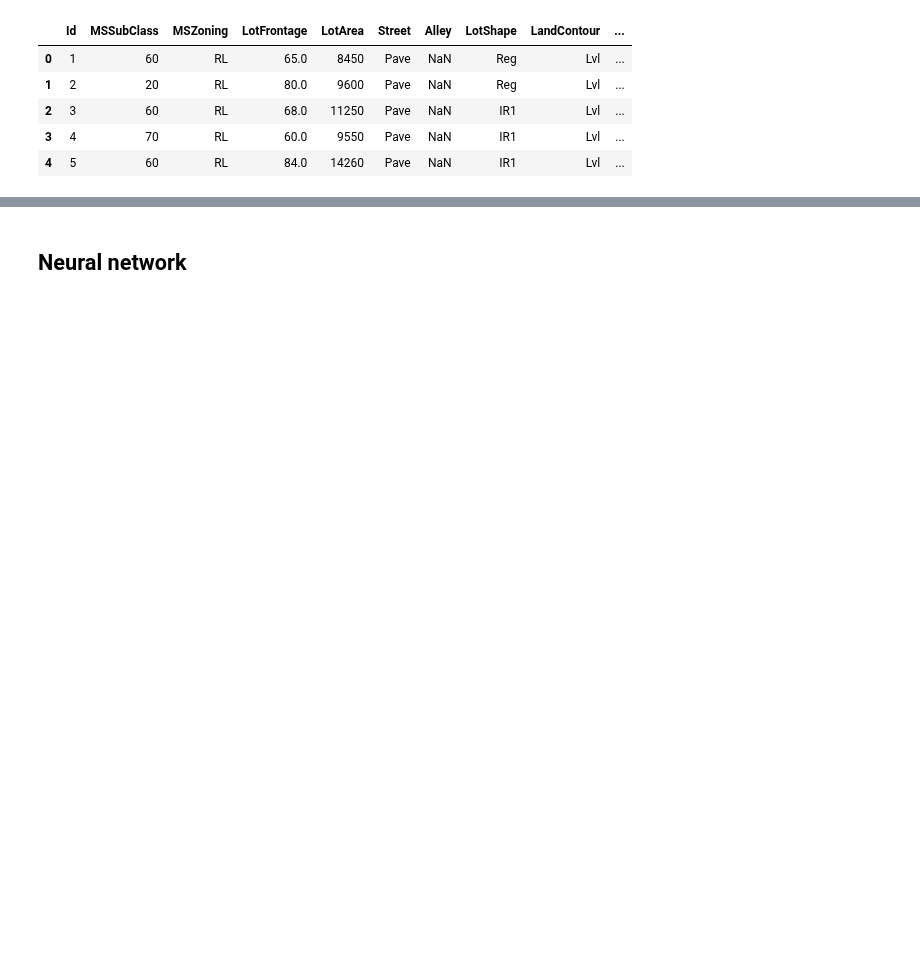
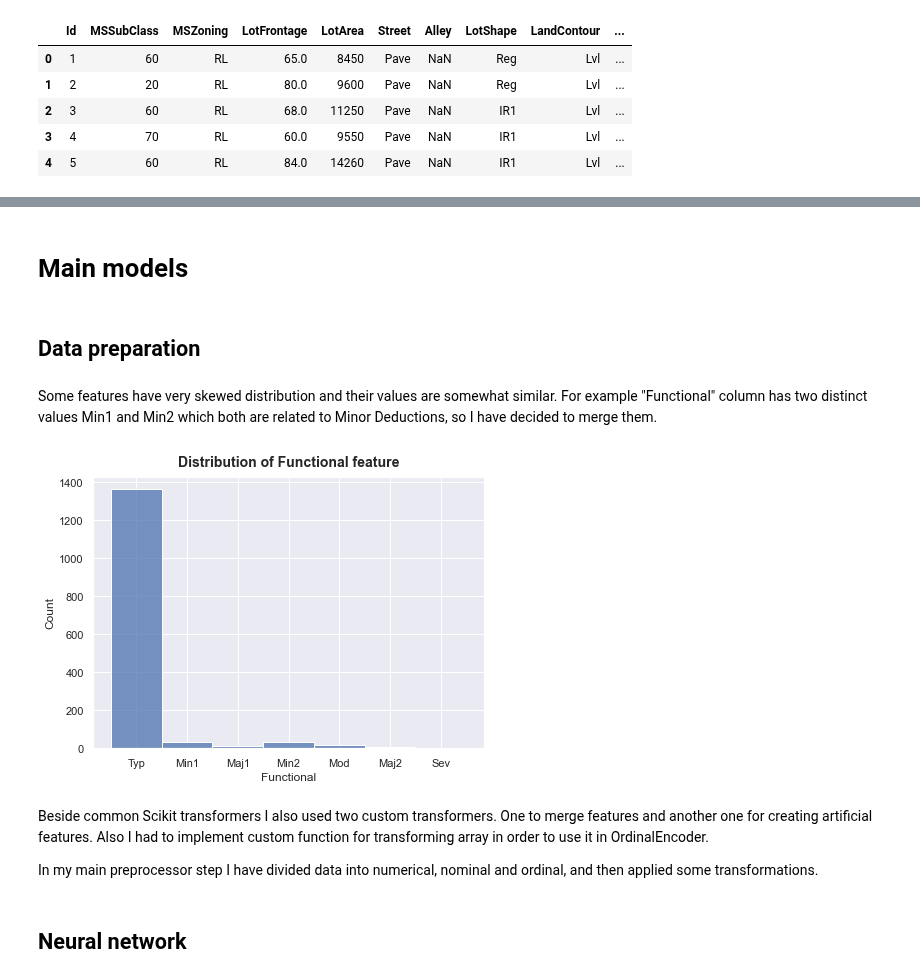
Before and after one commit to Gedas-LT/kaggle-ames-house-prices-boost, a Jupyter notebook: notebook.ipynb, the cells around one changed output, grey strips where cells are left out. Saved outputs shown, nothing was run; the diff lists cells and outputs as text; code cells hidden in the pictures; blank space fills up the shorter version.

```diff
--- a/notebook.ipynb
+++ b/notebook.ipynb
@@ -66,5 +56,5 @@ train_data.head()
 # %%
-features_to_drop = ["Id", "Alley", "PoolArea", "PoolQC", "Fence", "MiscFeature"]
+features_to_drop = ["Id"]
 
 cleaned_train_data = train_data.drop(columns=features_to_drop)
 cleaned_test_data = test_data.drop(columns=features_to_drop)
@@ -129,0 +180,12 @@ y_train = cleaned_train_data[target]
+# %% [markdown]
+# Main models
+# %% [markdown]
+## Data preparation
+# %% [markdown]
+Some features have very skewed distribution and their values are somewhat similar. For example "Functional" column has two distinct values Min1 and Min2 which both are related to Minor Deductions, so I have decided to merge them.
+# %%
+fig, ax = plt.subplots(figsize=(7,5))
+sns.histplot(ax=ax, data=cleaned_train_data, x="Functional")
+plt.title("Distribution of Functional feature", fontsize=14, fontweight="bold", pad=10);
+# %% [output]
+[figure, added]
@@ -129,0 +195,4 @@ y_train = cleaned_train_data[target]
+# %% [markdown]
+Beside common Scikit transformers I also used two custom transformers. One to merge features and another one for creating artificial features. Also I had to implement custom function for transforming array in order to use it in OrdinalEncoder.
+
+In my main preprocessor step I have divided data into numerical, nominal and ordinal, and then applied some transformations.
```
Also changed, not shown: parts of 78 cells of this notebook, 6 other files.
